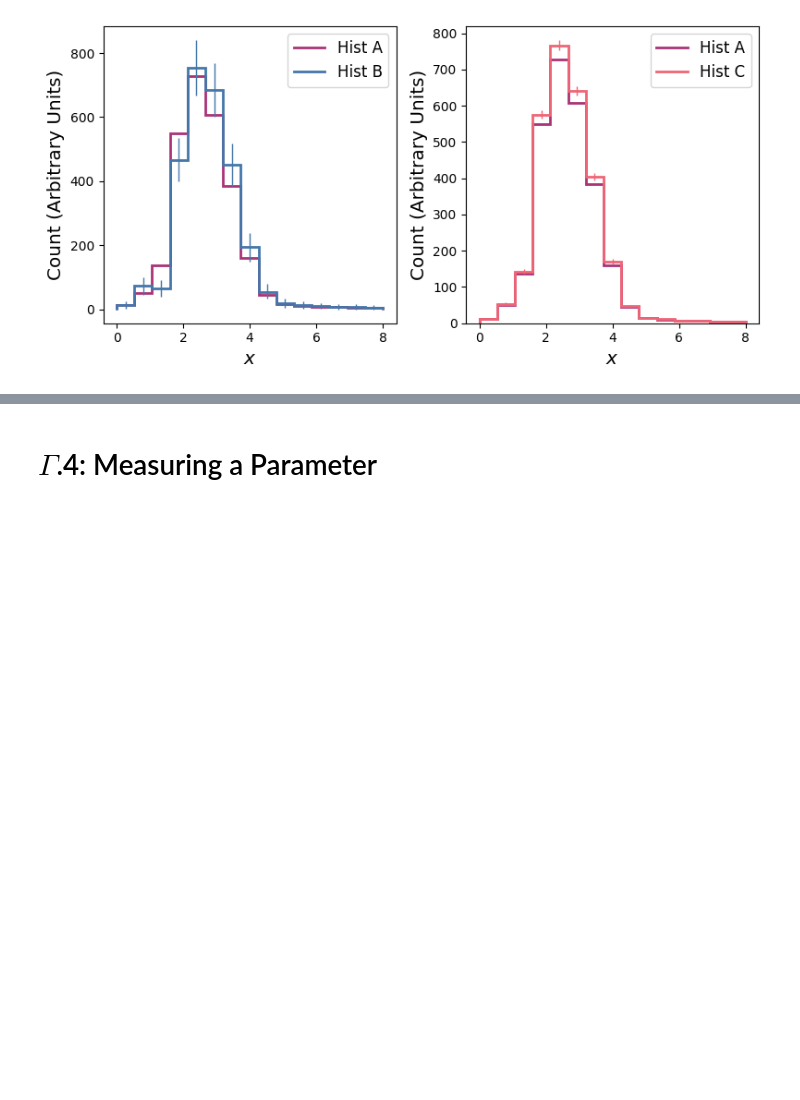
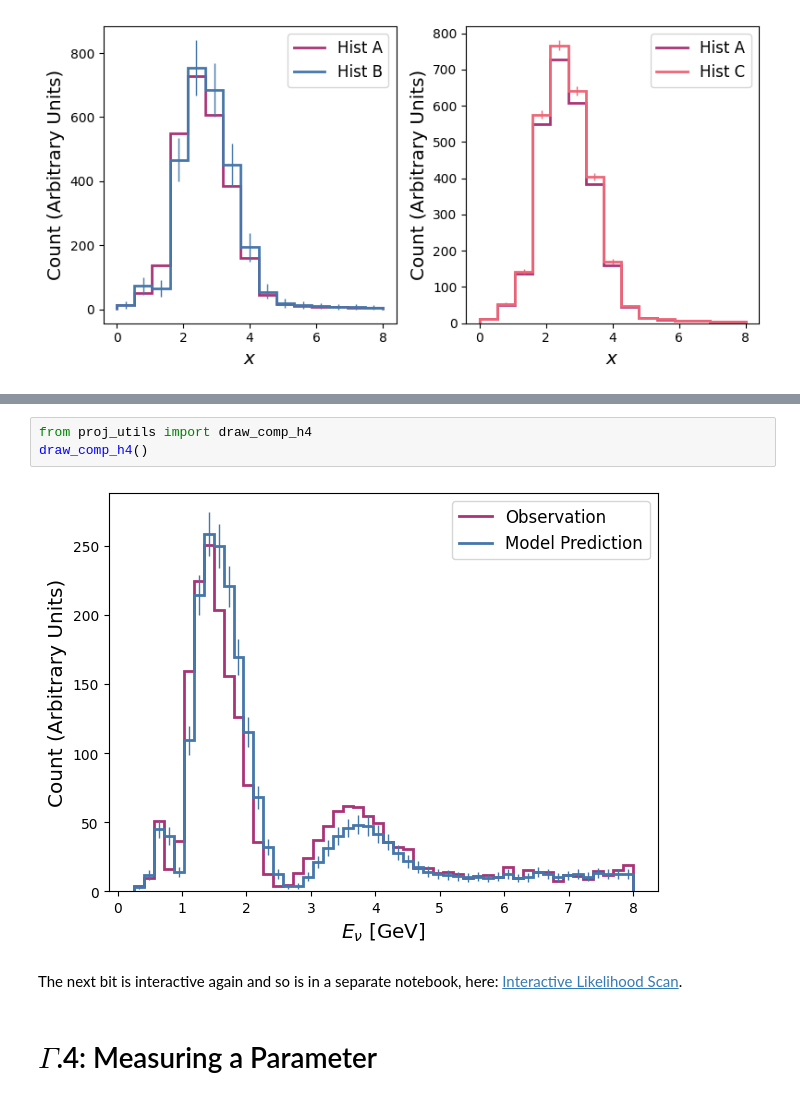
Before and after one commit to luketpickering/NuOscWE, a Jupyter notebook: 4ModelFitting.ipynb, the cells around one changed output, grey strips where cells are left out. Cells and saved outputs as stored; diff of their text form; blank space fills up the shorter version.

```diff
--- a/4ModelFitting.ipynb
+++ b/4ModelFitting.ipynb
@@ -99,3 +132,10 @@ This has been a lot of reading, but we are nearly there. Putting all this togeth
+# %%
+from proj_utils import draw_comp_h4
+draw_comp_h4()
+# %% [output]
+[figure, added]
+# %% [markdown]
+The next bit is interactive again and so is in a separate notebook, here: [Interactive Likelihood Scan](./4_1LikelihoodScan.ipynb).
 # %% [markdown]
 # $\Gamma$.4: Measuring a Parameter
 # %% [markdown]
```
Also changed, not shown: parts of 6 cells of this notebook, 3 other files.
